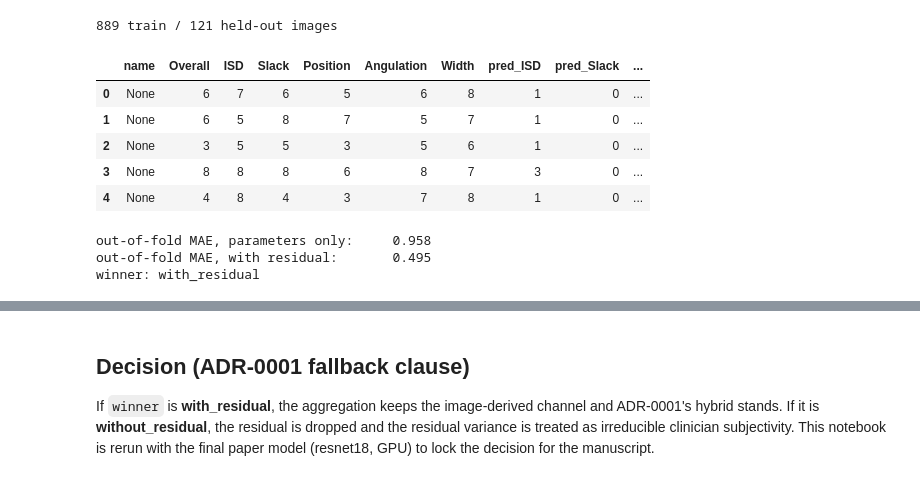
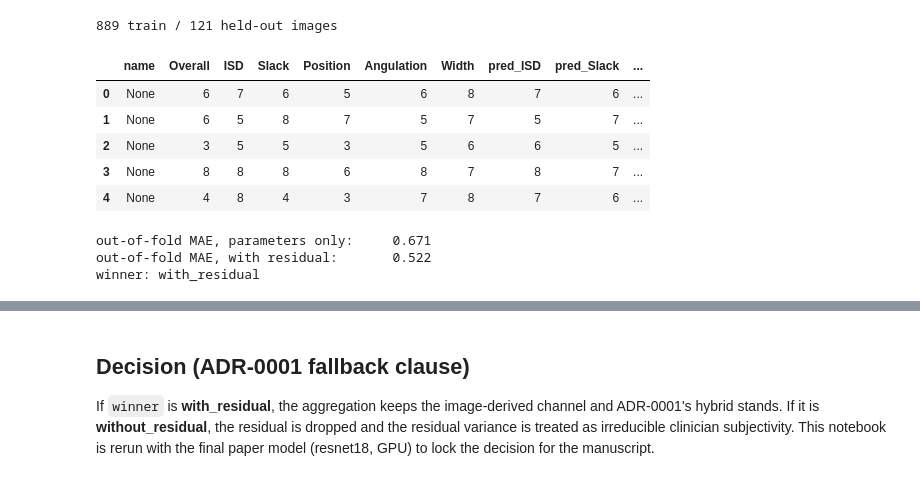
Before and after one commit to spro047/REU_Original_Dataset, a Jupyter notebook: notebooks/03-aggregation.ipynb, the cells around one changed output, grey strips where cells are left out. Saved outputs shown, nothing was run; the diff lists cells and outputs as text; code cells hidden in the pictures.

```diff
--- a/notebooks/03-aggregation.ipynb
+++ b/notebooks/03-aggregation.ipynb
@@ -45,29 +45,29 @@ print(f"{len(train_anns)} train / {len(val_anns)} held-out images")
 # %%
 model = load_model(CHECKPOINT).eval()
 device = next(model.parameters()).device
 ds = SutureDataset(TRAIN_IMAGES, val_anns, size=256, augment=False)
 
 rows = []
 with torch.no_grad():
     for image, targets in ds:
         logits = model(image.unsqueeze(0).to(device))
         row = {"name": None}
         for key in SCORE_KEYS:
             row[key] = int(targets[key].item())
         for key in PARAM_KEYS:
-            row[f"pred_{key}"] = int(logits[key][0].argmax().item())
+            row[f"pred_{key}"] = int(ordinal_score(logits[key][0]).item())
         row["pred_expected_Overall"] = float(ordinal_expected(logits["Overall"][0]).item())
         rows.append(row)
 
 df = pd.DataFrame(rows)
 df.head()
 # %% [output]
 |  | name | Overall | ISD | Slack | Position | Angulation | Width | pred_ISD | pred_Slack | ... |
-| 0 | None | 6 | 7 | 6 | 5 | 6 | 8 | 1 | 0 | ... |
-| 1 | None | 6 | 5 | 8 | 7 | 5 | 7 | 1 | 0 | ... |
-| 2 | None | 3 | 5 | 5 | 3 | 5 | 6 | 1 | 0 | ... |
-| 3 | None | 8 | 8 | 8 | 6 | 8 | 7 | 3 | 0 | ... |
-| 4 | None | 4 | 8 | 4 | 3 | 7 | 8 | 1 | 0 | ... |
+| 0 | None | 6 | 7 | 6 | 5 | 6 | 8 | 7 | 6 | ... |
+| 1 | None | 6 | 5 | 8 | 7 | 5 | 7 | 5 | 7 | ... |
+| 2 | None | 3 | 5 | 5 | 3 | 5 | 6 | 6 | 5 | ... |
+| 3 | None | 8 | 8 | 8 | 6 | 8 | 7 | 8 | 7 | ... |
+| 4 | None | 4 | 8 | 4 | 3 | 7 | 8 | 7 | 6 | ... |
 # %%
 X = df[[f"pred_{k}" for k in PARAM_KEYS]].to_numpy(dtype=float)
 y = df["Overall"].to_numpy(dtype=float)
@@ -78,8 +78,8 @@ print(f"out-of-fold MAE, parameters only:     {decision['mae_without']:.3f}")
 print(f"out-of-fold MAE, with residual:       {decision['mae_with']:.3f}")
 print(f"winner: {decision['winner']}")
 # %% [output]
-out-of-fold MAE, parameters only:     0.958
-out-of-fold MAE, with residual:       0.495
+out-of-fold MAE, parameters only:     0.671
+out-of-fold MAE, with residual:       0.522
 winner: with_residual
 # %%
 Xw = np.column_stack([X, residual])
```
Also changed, not shown: parts of 2 cells of this notebook, 1 other file.
